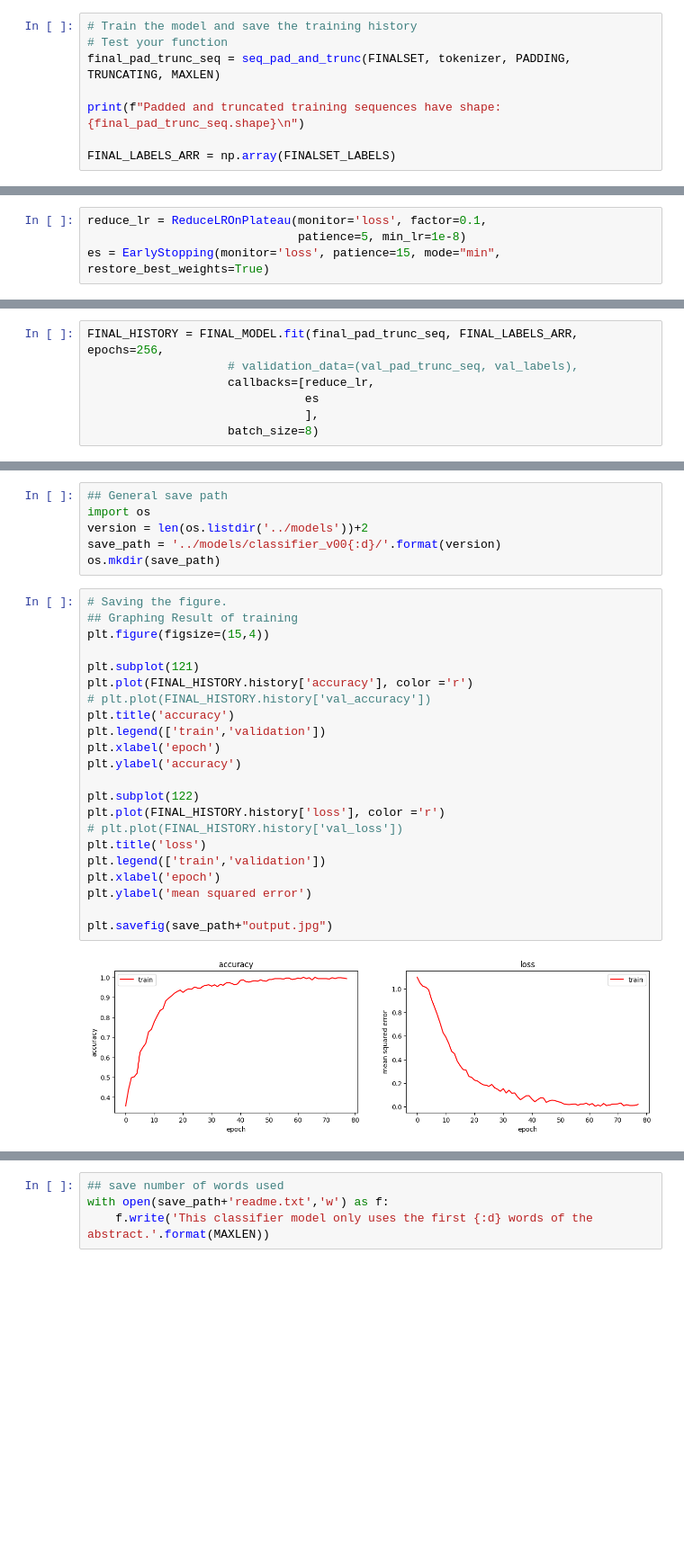
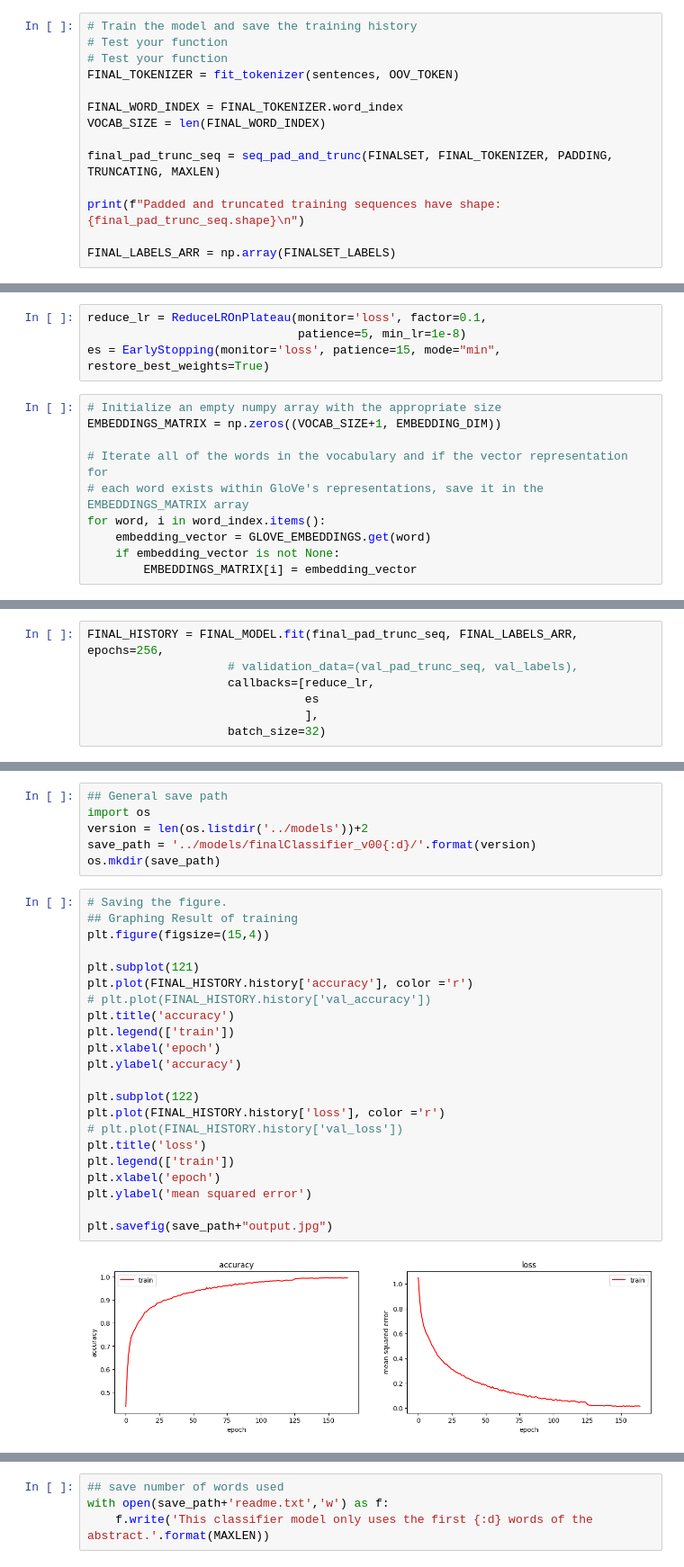
Before and after one commit to neeeal/qcuj-api, a Jupyter notebook: ipynb/journal_classifier.ipynb, the cells around one changed output, grey strips where cells are left out. Shown at 90% size. Drawn from its saved outputs; the diff is of its cells as text; blank space fills up the shorter version.

Commit message:
feat: new model

```diff
--- a/ipynb/journal_classifier.ipynb
+++ b/ipynb/journal_classifier.ipynb
@@ -732,7 +822,13 @@ plt.show()
 # %%
 # Train the model and save the training history
 # Test your function
-final_pad_trunc_seq = seq_pad_and_trunc(FINALSET, tokenizer, PADDING, TRUNCATING, MAXLEN)
+# Test your function
+FINAL_TOKENIZER = fit_tokenizer(sentences, OOV_TOKEN)
+
+FINAL_WORD_INDEX = FINAL_TOKENIZER.word_index
+VOCAB_SIZE = len(FINAL_WORD_INDEX)
+
+final_pad_trunc_seq = seq_pad_and_trunc(FINALSET, FINAL_TOKENIZER, PADDING, TRUNCATING, MAXLEN)
 
 print(f"Padded and truncated training sequences have shape: {final_pad_trunc_seq.shape}\n")
 
@@ -743,6 +839,16 @@ Padded and truncated training sequences have shape: (450, 150)
 reduce_lr = ReduceLROnPlateau(monitor='loss', factor=0.1,
                               patience=5, min_lr=1e-8)
 es = EarlyStopping(monitor='loss', patience=15, mode="min", restore_best_weights=True)
+# %%
+# Initialize an empty numpy array with the appropriate size
+EMBEDDINGS_MATRIX = np.zeros((VOCAB_SIZE+1, EMBEDDING_DIM))
+
+# Iterate all of the words in the vocabulary and if the vector representation for
+# each word exists within GloVe's representations, save it in the EMBEDDINGS_MATRIX array
+for word, i in word_index.items():
+    embedding_vector = GLOVE_EMBEDDINGS.get(word)
+    if embedding_vector is not None:
+        EMBEDDINGS_MATRIX[i] = embedding_vector
 # %%
 # Create your untrained model
 FINAL_MODEL = create_model(VOCAB_SIZE, EMBEDDING_DIM, MAXLEN, EMBEDDINGS_MATRIX)
@@ -772,6 +878,6 @@ FINAL_HISTORY = FINAL_MODEL.fit(final_pad_trunc_seq, FINAL_LABELS_ARR, epochs=25
                     callbacks=[reduce_lr,
                                es
                                ],
-                    batch_size=8)
+                    batch_size=32)
 # %% [output]
 Epoch 1/256
@@ -795,32 +901,32 @@ Epoch 78/256
 ## General save path
 import os
 version = len(os.listdir('../models'))+2
-save_path = '../models/classifier_v00{:d}/'.format(version)
+save_path = '../models/finalClassifier_v00{:d}/'.format(version)
 os.mkdir(save_path)
 # %%
 # Saving the figure.
 ## Graphing Result of training
 plt.figure(figsize=(15,4))
 
 plt.subplot(121)
 plt.plot(FINAL_HISTORY.history['accuracy'], color ='r')
 # plt.plot(FINAL_HISTORY.history['val_accuracy'])
 plt.title('accuracy')
-plt.legend(['train','validation'])
+plt.legend(['train'])
 plt.xlabel('epoch')
 plt.ylabel('accuracy')
 
 plt.subplot(122)
 plt.plot(FINAL_HISTORY.history['loss'], color ='r')
 # plt.plot(FINAL_HISTORY.history['val_loss'])
 plt.title('loss')
-plt.legend(['train','validation'])
+plt.legend(['train'])
 plt.xlabel('epoch')
 plt.ylabel('mean squared error')
 
 plt.savefig(save_path+"output.jpg")
 # %% [output]
-[figure, old version]
+[figure, new version]
 # %%
 ## Best model saved
 train_loss = FINAL_HISTORY.history['loss']
```
Also changed, not shown: parts of 34 cells of this notebook, 12 other files.
